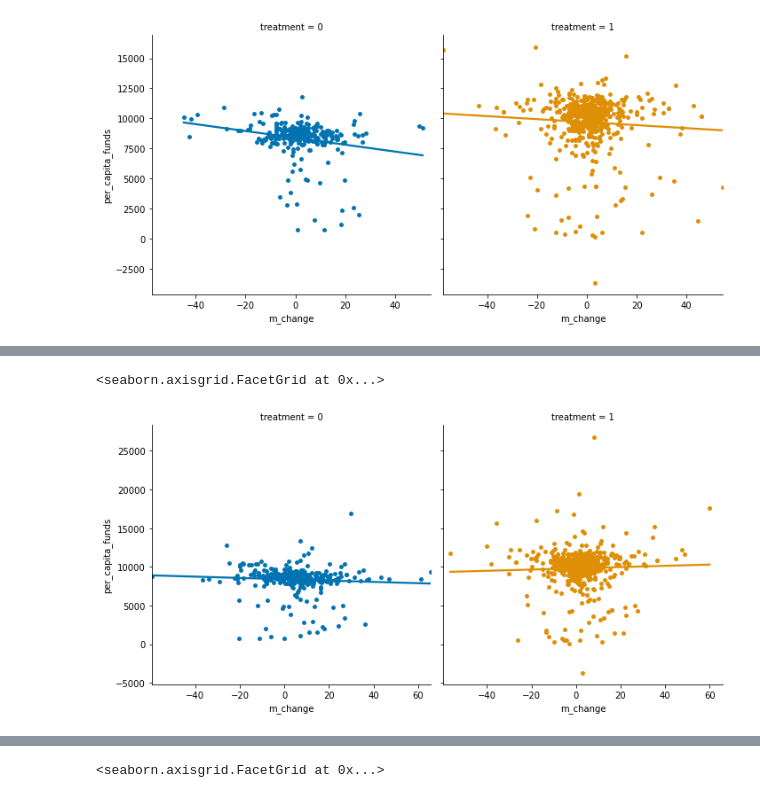
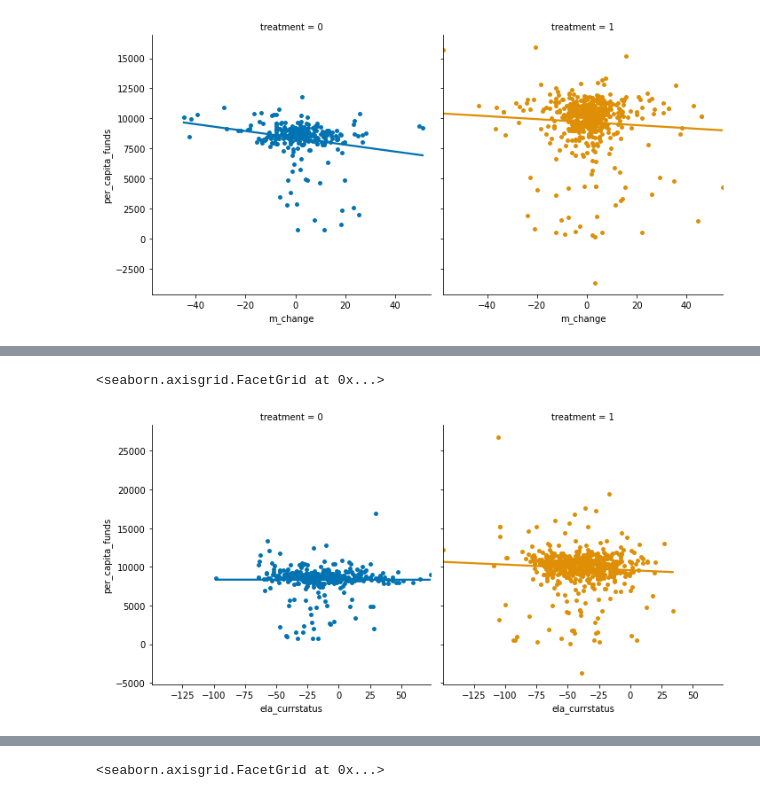
Before and after one commit to fiendskrah/finalcapstone, a Jupyter notebook: project.ipynb, the cells around one changed output, grey strips where cells are left out. Drawn from its saved outputs; the diff is of its cells as text; code cells hidden in the pictures.

```diff
--- a/project.ipynb
+++ b/project.ipynb
@@ -1030,13 +1125,13 @@ Warnings:
 [2] The condition number is large, 1.34e+05. This might indicate that there are
 strong multicollinearity or other numerical problems.
 # %%
-sns.lmplot(x="m_change", y="per_capita_funds", col="treatment", hue="treatment", data=low_ses_df,
+sns.lmplot(x="ela_currstatus", y="per_capita_funds", col="treatment", hue="treatment", data=low_ses_df,
            ci=None, palette="colorblind", height=5,
            scatter_kws={"s": 15, "alpha": 1}
           )
 # %% [output]
 <seaborn.axisgrid.FacetGrid at 0x...>
-[figure, old version]
+[figure, new version]
 # %%
 results = smf.ols(formula='ela_change ~ per_capita_funds*treatment', data=low_ses_df,).fit()
 # socioeconomically disadvantaged
```
Also changed, not shown: parts of 75 cells of this notebook.
